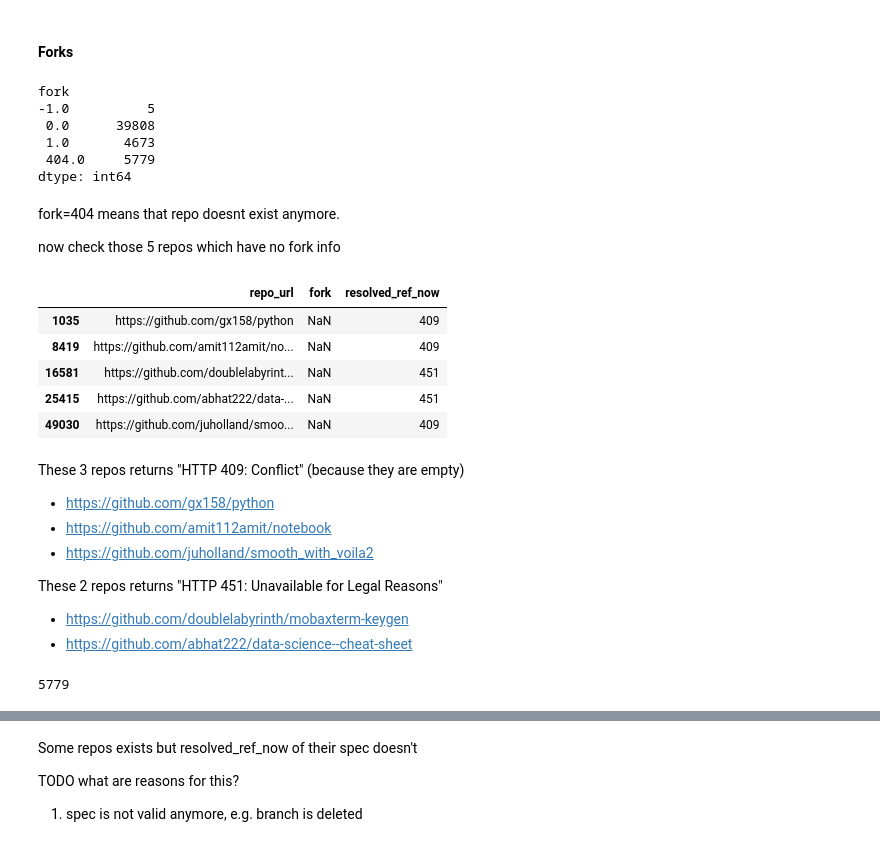
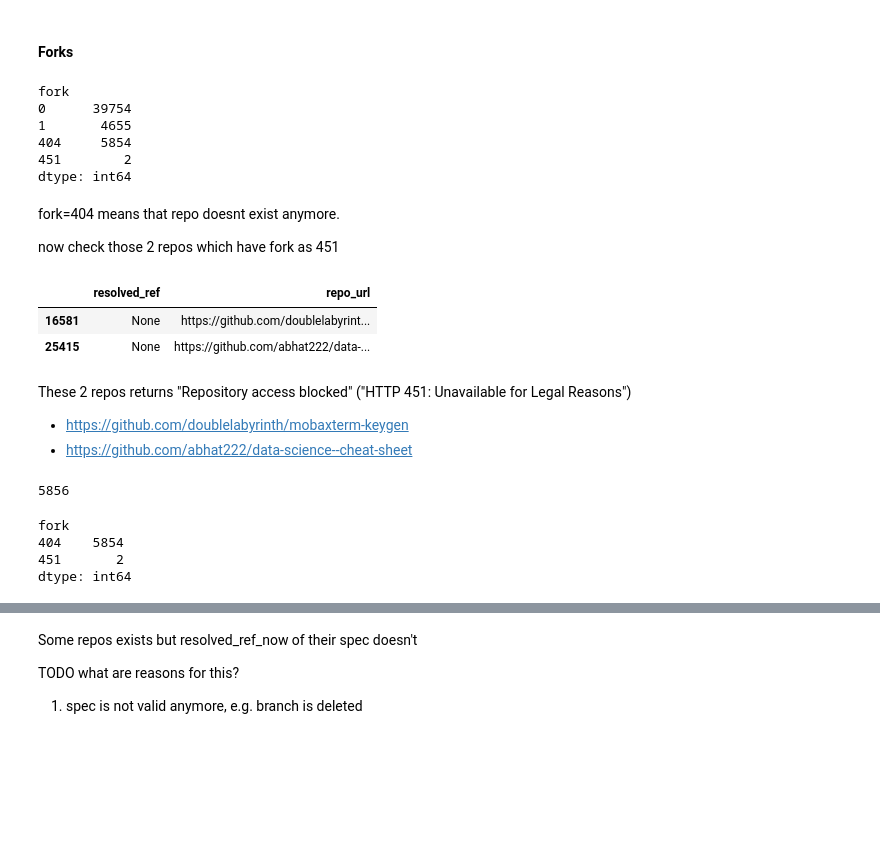
Before and after one commit to gesiscss/binder_paper_20, a Jupyter notebook: analysis/repos.ipynb, the cells around one changed output, grey strips where cells are left out. Drawn from its saved outputs; the diff is of its cells as text; code cells hidden in the pictures; blank space fills up the shorter version.

```diff
--- a/analysis/repos.ipynb
+++ b/analysis/repos.ipynb
@@ -32,10 +44,11 @@ db[repo_table].columns_dict
 # %%
-query = f'SELECT * FROM {repo_table} ORDER BY first_launch;'
+query = f'SELECT * FROM {repo_table} ORDER BY first_launch_ts;'
 repos = pd.read_sql_query(query, db.conn)
-repos = repos[
-    ["id", "remote_id", "repo_url", "provider",
-     "last_spec", "launch_count", "resolved_ref_now",
-     "image_name", "fork", "dockerfile","renamed"]]
+# repos = repos[
+#     ["id", "remote_id", "provider", "repo_url",
+#      "last_spec", "resolved_ref", "launch_count",
+#      "fork","renamed", "launch_count",
+#      "binder_dir", "buildpack", "nbs_count"]]
 # %%
 # def make_clickable(val):
 #     return '<a target="_blank" href="{}">{}</a>'.format(val, val)
@@ -152,34 +77,34 @@ repos.fillna(-1).groupby("fork").size()
 # forks = pd.read_sql_query(query, db.conn)
 # %% [output]
 fork
--1.0          5
- 0.0      39808
- 1.0       4673
- 404.0     5779
+0      39754
+1       4655
+404     5854
+451        2
 dtype: int64
 # %% [markdown]
 fork=404 means that repo doesnt exist anymore.
 
-now check those 5 repos which have no fork info
+now check those 2 repos which have fork as 451
 # %%
-repos[repos["fork"].isnull()][["repo_url", "fork", "resolved_ref_now"]]
+repos[repos["fork"] == 451][["resolved_ref", "repo_url"]]
 # %% [output]
-|  | repo_url | fork | resolved_ref_now |
-| 1035 | https://github.com/gx158/python | NaN | 409 |
-| 8419 | https://github.com/amit112amit/no... | NaN | 409 |
-| 16581 | https://github.com/doublelabyrint... | NaN | 451 |
-| 25415 | https://github.com/abhat222/data-... | NaN | 451 |
-| 49030 | https://github.com/juholland/smoo... | NaN | 409 |
+|  | resolved_ref | repo_url |
+| 16581 | None | https://github.com/doublelabyrint... |
+| 25415 | None | https://github.com/abhat222/data-... |
 # %% [markdown]
-These 3 repos returns "HTTP 409: Conflict" (because they are empty)
-- https://github.com/gx158/python
-- https://github.com/amit112amit/notebook
-- https://github.com/juholland/smooth_with_voila2
-
-These 2 repos returns "HTTP 451: Unavailable for Legal Reasons"
+These 2 repos returns "Repository access blocked" ("HTTP 451: Unavailable for Legal Reasons")
 - https://github.com/doublelabyrinth/mobaxterm-keygen
 - https://github.com/abhat222/data-science--cheat-sheet
 # %%
-len(repos[repos["fork"] == 404])
+len(repos[repos["fork"].isin([404, 451])])
 # %% [output]
-5779
+5856
+# %%
+# if fork is 404, remote_id should be null (not available)
+repos[repos["remote_id"].isnull()].fillna(-1).groupby("fork", as_index = False).size()
+# %% [output]
+fork
+404    5854
+451       2
+dtype: int64
```
Also changed, not shown: parts of 66 cells of this notebook, 3 other files.
